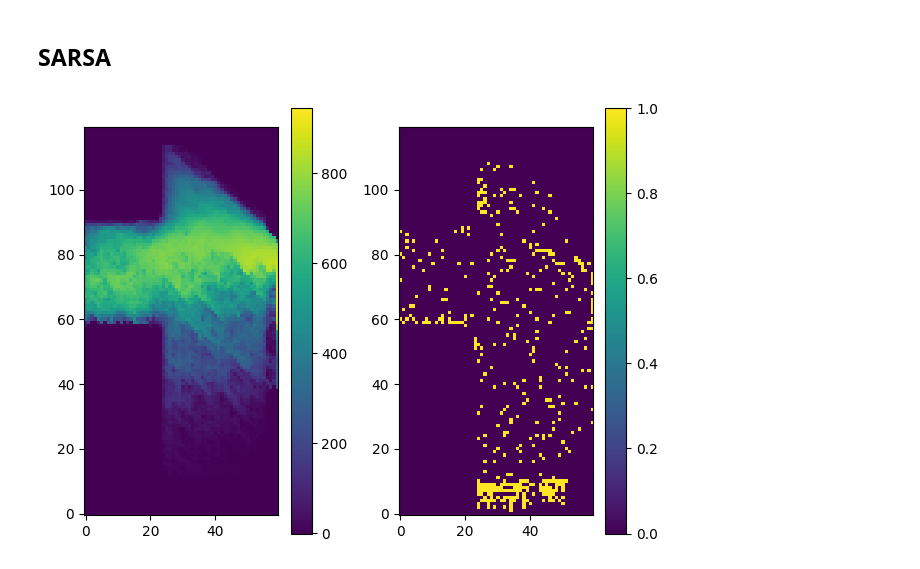
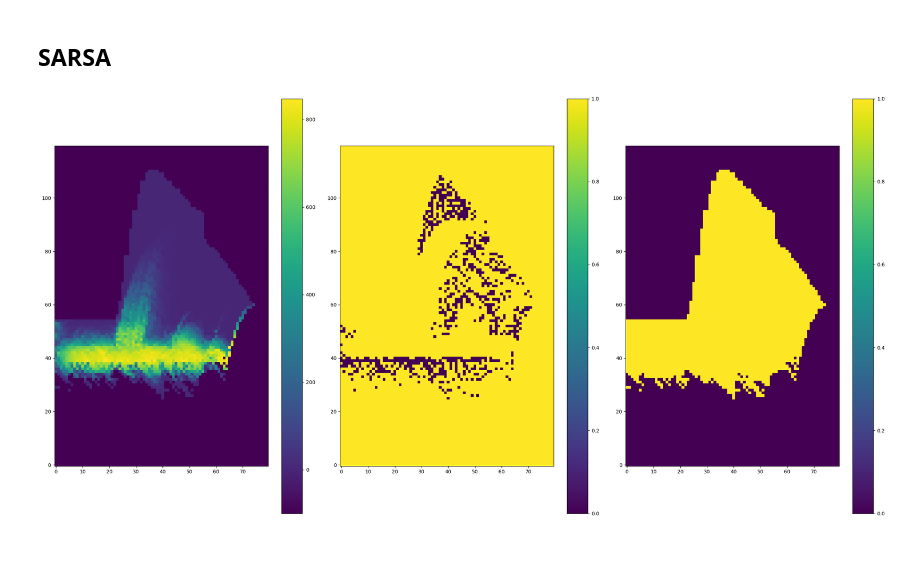
Before and after one commit to JacobAlbus/deepbird, a Jupyter notebook: python/notebook.ipynb, the cells around one changed output. Cells and saved outputs as stored; diff of their text form; code cells hidden in the pictures.

```diff
--- a/python/notebook.ipynb
+++ b/python/notebook.ipynb
@@ -127,26 +187,32 @@ def get_policy_values(height: str, value_function):
 
     return values
-# %%
-index = 100
-with open(f"action_value_functions/action_value_function_{index}.json") as json_file:
-  value_function = json.load(json_file)
-
-pipe_height = '80'
-value_function_values = get_value_function_values(pipe_height, value_function)
-policy_values = get_policy_values(pipe_height, value_function)
-
-fig = plt.figure()
-
-ax1 = fig.add_subplot(121)
-im1 = ax1.imshow(value_function_values, origin="lower")
-fig.colorbar(im1)
-
-ax2 = fig.add_subplot(122)
-im2 = ax2.imshow(policy_values, origin="lower")
-fig.colorbar(im2)
-
-fig.tight_layout()
-plt.show()
-# %% [output]
-[figure, removed]
+# %%
+index = 500
+with open(f"td_sarsa_functions3/action_value_function_{index}.json") as json_file:
+    value_function = json.load(json_file)
+
+pipe_height = '8'
+value_function_values = get_value_function_values(pipe_height, value_function)
+policy_values = get_policy_values(pipe_height, value_function)
+visited_states = get_visited_states(pipe_height, value_function)
+
+fig = plt.figure()
+fig.set_size_inches(24, 12)
+
+ax1 = fig.add_subplot(131)
+im1 = ax1.imshow(value_function_values, origin="lower")
+fig.colorbar(im1)
+
+ax2 = fig.add_subplot(132)
+im2 = ax2.imshow(policy_values, origin="lower")
+fig.colorbar(im2)
+
+ax3 = fig.add_subplot(133)
+im3 = ax3.imshow(visited_states, origin="lower")
+fig.colorbar(im3)
+
+fig.tight_layout()
+plt.show()
+# %% [output]
+[figure, added]
 # %%
```
Also changed, not shown: parts of 19 cells of this notebook, 11 other files.
